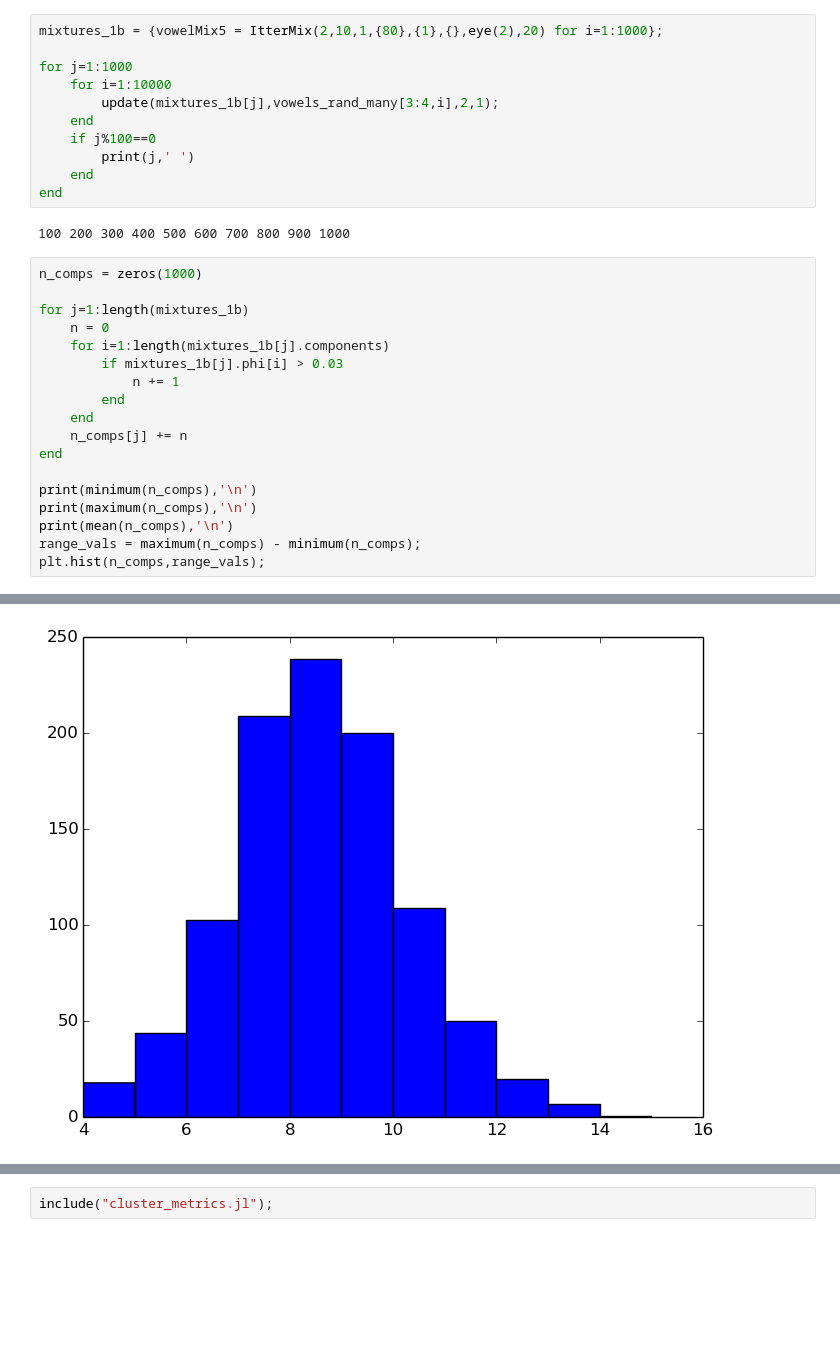
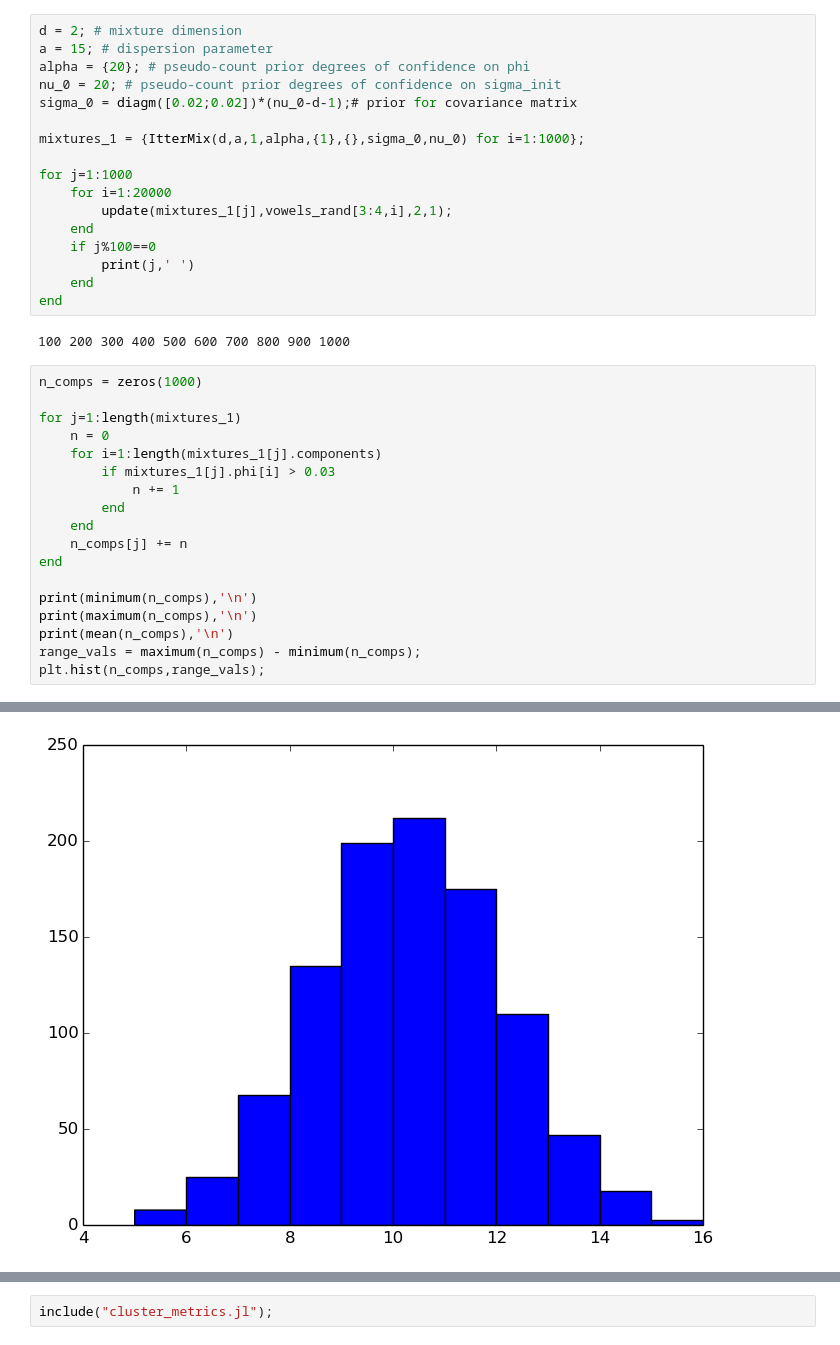
Before and after one commit to phasedchirp/dissertation, a Jupyter notebook: BCL_simulations.ipynb, the cells around one changed output, grey strips where cells are left out. Cells and saved outputs as stored; diff of their text form; blank space fills up the shorter version.

```diff
--- a/BCL_simulations.ipynb
+++ b/BCL_simulations.ipynb
@@ -72,9 +70,15 @@ vowels_rand_many = cat(2,vowels_rand,vowels_rand,vowels_rand,vowels_rand);
 # %%
-mixtures_1b = {vowelMix5 = ItterMix(2,10,1,{80},{1},{},eye(2),20) for i=1:1000};
+d = 2; # mixture dimension
+a = 15; # dispersion parameter
+alpha = {20}; # pseudo-count prior degrees of confidence on phi
+nu_0 = 20; # pseudo-count prior degrees of confidence on sigma_init
+sigma_0 = diagm([0.02;0.02])*(nu_0-d-1);# prior for covariance matrix
+
+mixtures_1 = {ItterMix(d,a,1,alpha,{1},{},sigma_0,nu_0) for i=1:1000};
 
 for j=1:1000
-    for i=1:10000
-        update(mixtures_1b[j],vowels_rand_many[3:4,i],2,1);
+    for i=1:20000
+        update(mixtures_1[j],vowels_rand[3:4,i],2,1);
     end
     if j%100==0
         print(j,' ')
@@ -85,10 +89,10 @@ end
 # %%
 n_comps = zeros(1000)
 
-for j=1:length(mixtures_1b)
+for j=1:length(mixtures_1)
     n = 0
-    for i=1:length(mixtures_1b[j].components)
-        if mixtures_1b[j].phi[i] > 0.03
+    for i=1:length(mixtures_1[j].components)
+        if mixtures_1[j].phi[i] > 0.03
             n += 1
         end
     end
@@ -107,4 +111,4 @@ plt.hist(n_comps,range_vals);
-[figure, old version]
+[figure, new version]
 # %%
 median(n_comps)
 # %% [output]
```
Also changed, not shown: parts of 18 cells of this notebook, 2 other files.
